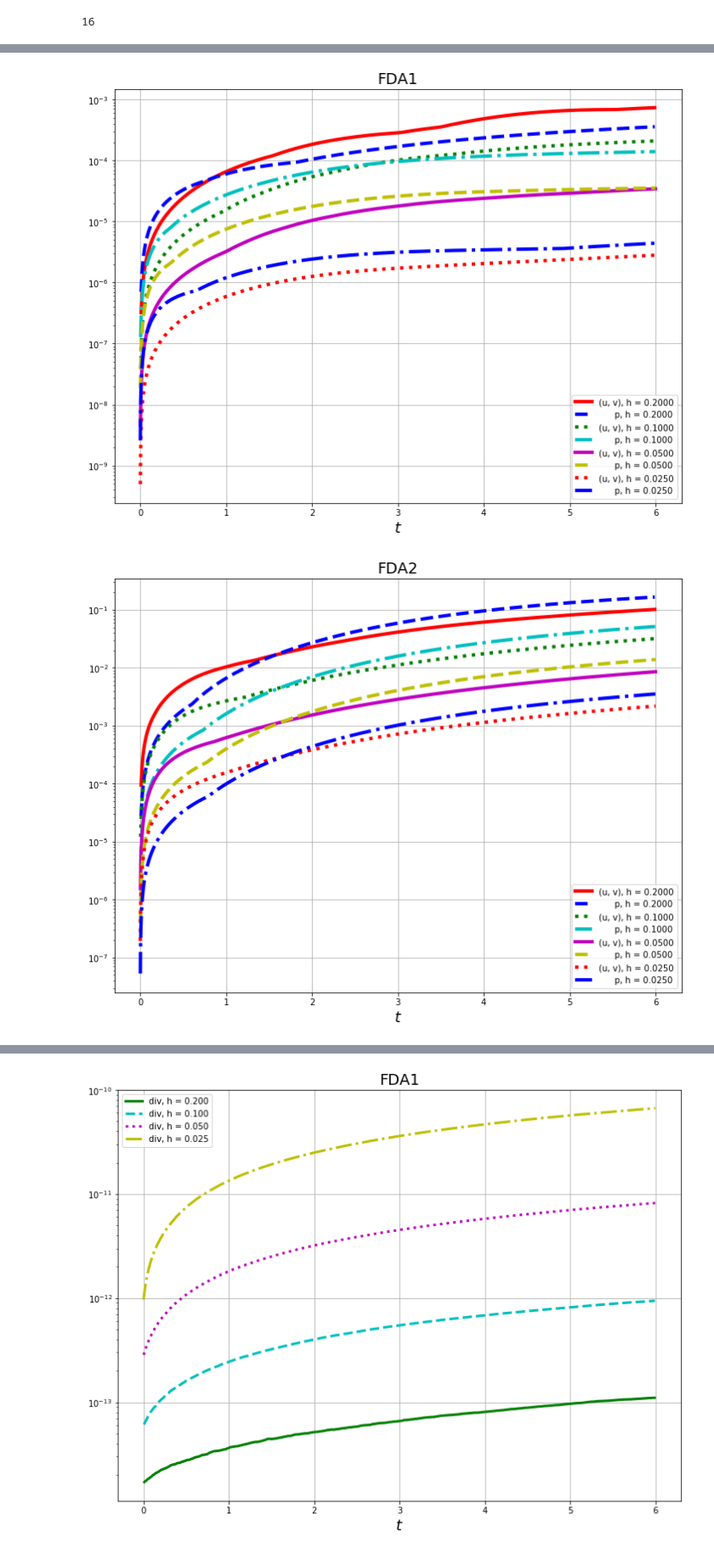
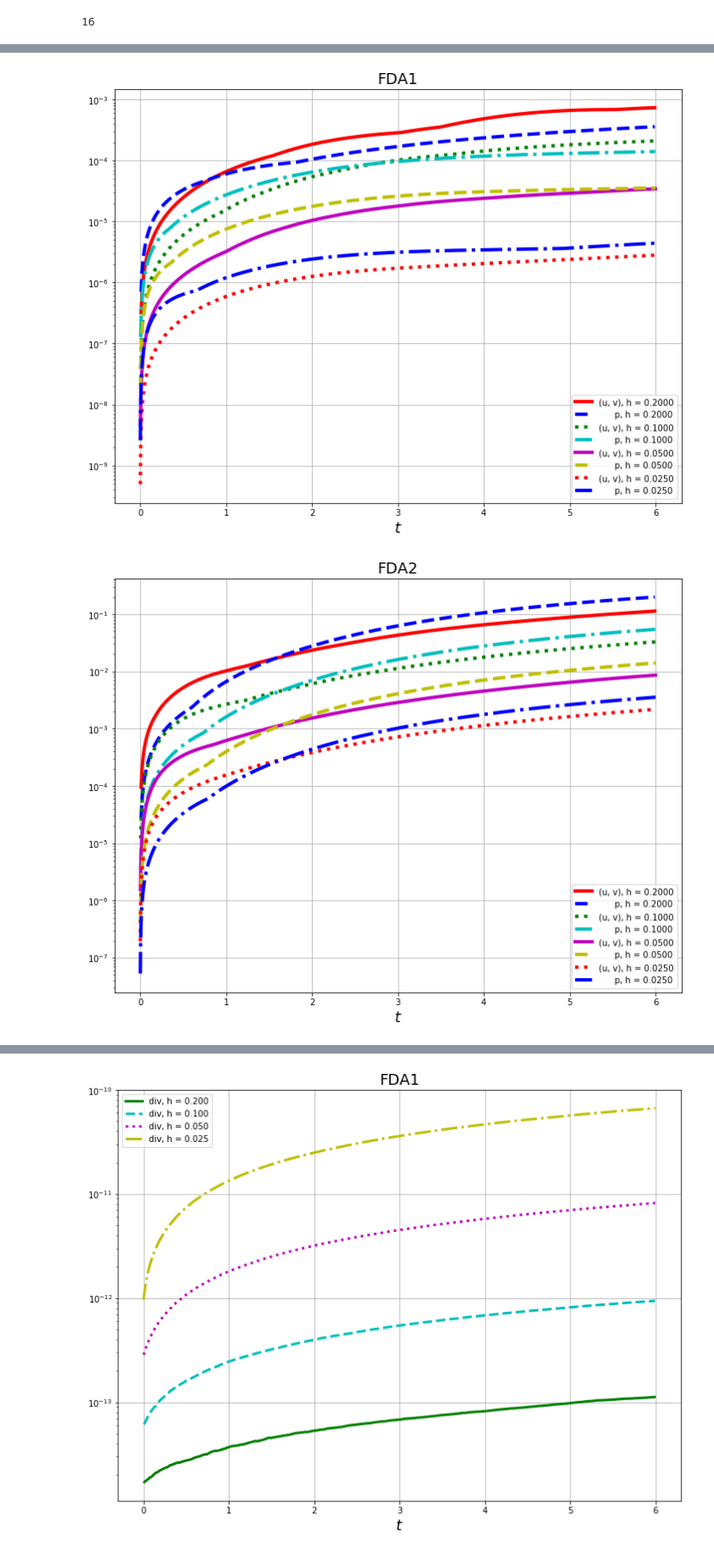
Before and after one commit to blinkovua/sharing-blinkov, a Jupyter notebook: NavierStokes2D.ipynb, the cells around one changed output, grey strips where cells are left out. Shown at 85% size. Drawn from its saved outputs; the diff is of its cells as text; code cells hidden in the pictures.

```diff
--- a/NavierStokes2D.ipynb
+++ b/NavierStokes2D.ipynb
@@ -494,30 +388,37 @@ fda = (\
 # %%
 def error(f, g):
-    return max((abs(f-g)/(1.+abs(g))).flat)
+    return max((abs(f - g)/(1. + abs(g))).flat)
 
 def div(u, v, h):
-    return norm((u[3:-1,2:-2]-u[1:-3,2:-2])/(2*h)+\
-                (v[2:-2,3:-1]-v[2:-2,1:-3])/(2*h))
+    return norm(Dx(u[1:-1,1:-1])/(2*h) + Dy(v[1:-1,1:-1])/(2*h))
 
 def sol(args):
-    exact, x, y, t1, fda, h, tau, a, s, Re = args
-    print(str(fda).split(' ')[1], "h =", h, "begin")
+    exact, x, y, t1, fda, h, tau, Re = args
+    FDA = str(fda).split(' ')[1]
+    print(FDA, "h =", h, "begin")
     err = zeros((5, (int(ceil(t1/tau)))), dtype=float64)
-    A = a(x.shape[0], x.shape[1])
+    if FDA == 'FDA2':
+        A = A_cross1(x.shape[0], x.shape[1])
+    else:
+        A = A_cross2(x.shape[0], x.shape[1])
     t = 0.
-    u, v, p = exact(t, x, y, Re)
+    u1, v1, p1 = exact(t, x, y, Re)
     for n in range(err.shape[1]):
         t += tau
-        sol = exact(t, x, y, Re)
-        u1, v1, p1 = fda((u, v, p), sol, tau, h, Re)
-        p1 = s(A, p1, sol[2])
-        u, v, p = u1, v1, p1
+        u, v, p = exact(t, x, y, Re)
+        left   = u[0, :],  v[0, :],  p[0, :]  if FDA == 'FDA2' else p[:2, :]
+        top    = u[:, -1], v[:, -1], p[:, -1] if FDA == 'FDA2' else p[:, -2:]
+        right  = u[-1, :], v[-1, :], p[-1, :] if FDA == 'FDA2' else p[-2:, :]
+        bottom = u[:, 0],  v[:, 0],  p[:, 0]  if FDA == 'FDA2' else p[:, :2]
 
-        err[:, n] = t, error(u, sol[0]), error(v, sol[1]), error(p, sol[2]),  div(u, v, h)
+        u1, v1, p1 = fda(A, solve_1 if FDA == 'FDA2' else solve_2,\
+                    (u1, v1, p1), (left, top, right, bottom), tau, h, Re)
+
+        err[:, n] = t, error(u, u1), error(v, v1), error(p, p1),  div(u1, v1, h)
 
         if max(err[1:, n]) > 1.e1:
             break
-    print(str(fda).split(' ')[1], "h =", h, " end")
+    print(FDA, "h =", h, " end")
     return (args, n, err)
 # %% [markdown]
 # Taylor decaying
@@ -530,8 +431,8 @@ for m in range(-1, 3):
     x, y = meshgrid(arange(0., 2.*pi, h, dtype=float64),\
                     arange(0., 2.*pi, h, dtype=float64), indexing='ij')
 
-    for f, a, s in fda:
-        args = taylor_decaying, x, y, 6.0, f, h, tau, a, s, 100.
+    for f in fda:
+        args = taylor_decaying, x, y, 6.0, f, h, tau, 100.
         tasks.append(args)
 len(tasks)
 # %% [output]
@@ -570,27 +471,27 @@ Time: 4908.532 * 6
 # %%
 l = ['(u, v)', 'v', '      p', 'div']
-for f, a, s in fda:
+for f in fda:
     lstyle = cycle(('-', '--', ':', '-.'))
     color = cycle('rbgcmy')
     res = sorted((r for r in res_taylor_decaying if r[0][4] == f),\
                  key=lambda r: -r[0][5])
     figure(figsize=(12, 9))
     title(str(f).split(' ')[1], {'fontsize': 18})
     for r in res:
         for k in [0, 2]:
             semilogy(r[2][0][:r[1]],\
                      r[2][k+1][:r[1]],\
                      label="%s, h = %.4f" % (l[k], r[0][5]),
                      linestyle=next(lstyle),
                      color=next(color),
                      linewidth=4)
     xlabel(r'$t$', {'fontsize': 18})
 #     ylim((10**-15, 10**1))
     grid()
     legend(loc='lower right', fancybox=True)
 #     savefig("taylor_decaying_%s.pdf" % str(f).split(' ')[1])
     show()
     close()
 # %% [output]
 [figure]
-[figure, old version]
+[figure, new version]
```
Also changed, not shown: parts of 46 cells of this notebook, 2 other files.
